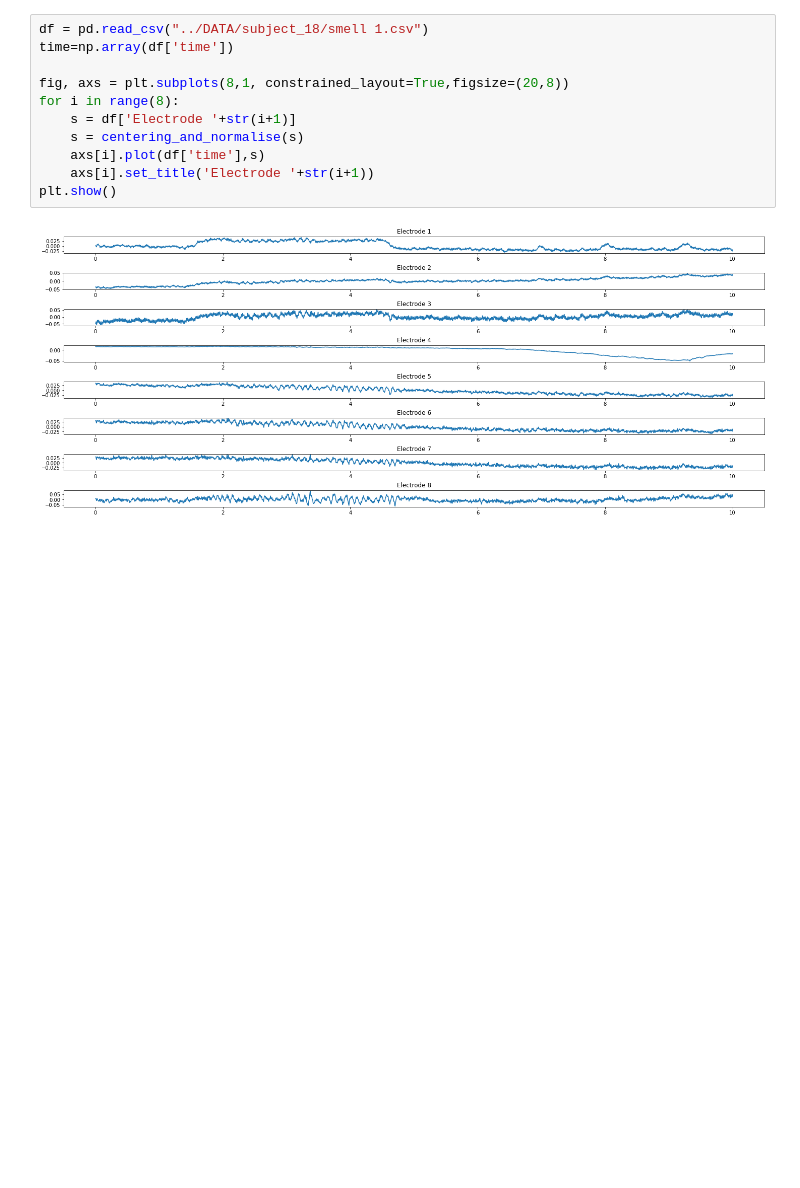
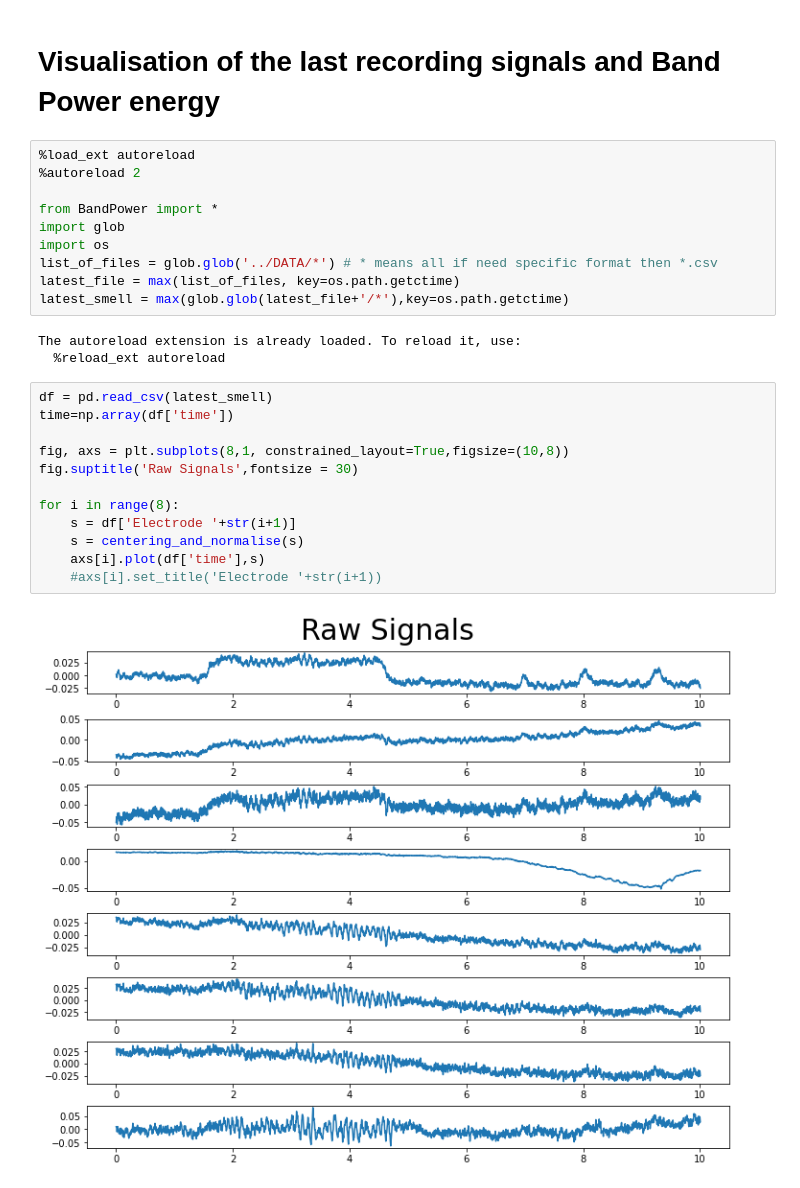
Before and after one commit to VirgileValiau/Smell_Recognition, a Jupyter notebook: src/wave_transformation.ipynb, the cells around one changed output. Saved outputs shown, nothing was run; the diff lists cells and outputs as text; blank space fills up the shorter version.

Commit message:
visualisation of the last file recorded

```diff
--- a/src/wave_transformation.ipynb
+++ b/src/wave_transformation.ipynb
@@ -9,16 +1,32 @@ The autoreload extension is already loaded. To reload it, use:
+# %% [markdown]
+# Visualisation of the last recording signals and Band Power energy
+# %%
+%load_ext autoreload
+%autoreload 2
+
+from BandPower import *
+import glob
+import os
+list_of_files = glob.glob('../DATA/*') # * means all if need specific format then *.csv
+latest_file = max(list_of_files, key=os.path.getctime)
+latest_smell = max(glob.glob(latest_file+'/*'),key=os.path.getctime)
+# %% [output]
+The autoreload extension is already loaded. To reload it, use:
+  %reload_ext autoreload
 # %%
-df = pd.read_csv("../DATA/subject_18/smell 1.csv")
+df = pd.read_csv(latest_smell)
 time=np.array(df['time'])
 
-fig, axs = plt.subplots(8,1, constrained_layout=True,figsize=(20,8))
+fig, axs = plt.subplots(8,1, constrained_layout=True,figsize=(10,8))
+fig.suptitle('Raw Signals',fontsize = 30)
+
 for i in range(8):
     s = df['Electrode '+str(i+1)]
     s = centering_and_normalise(s)
     axs[i].plot(df['time'],s)
-    axs[i].set_title('Electrode '+str(i+1))
-plt.show()
+    #axs[i].set_title('Electrode '+str(i+1))
 # %% [output]
-[figure, old version]
+[figure, new version]
 # %%
 BPS = toBandPower(df)
 
```
Also changed, not shown: parts of 2 cells of this notebook, 1 other file.
